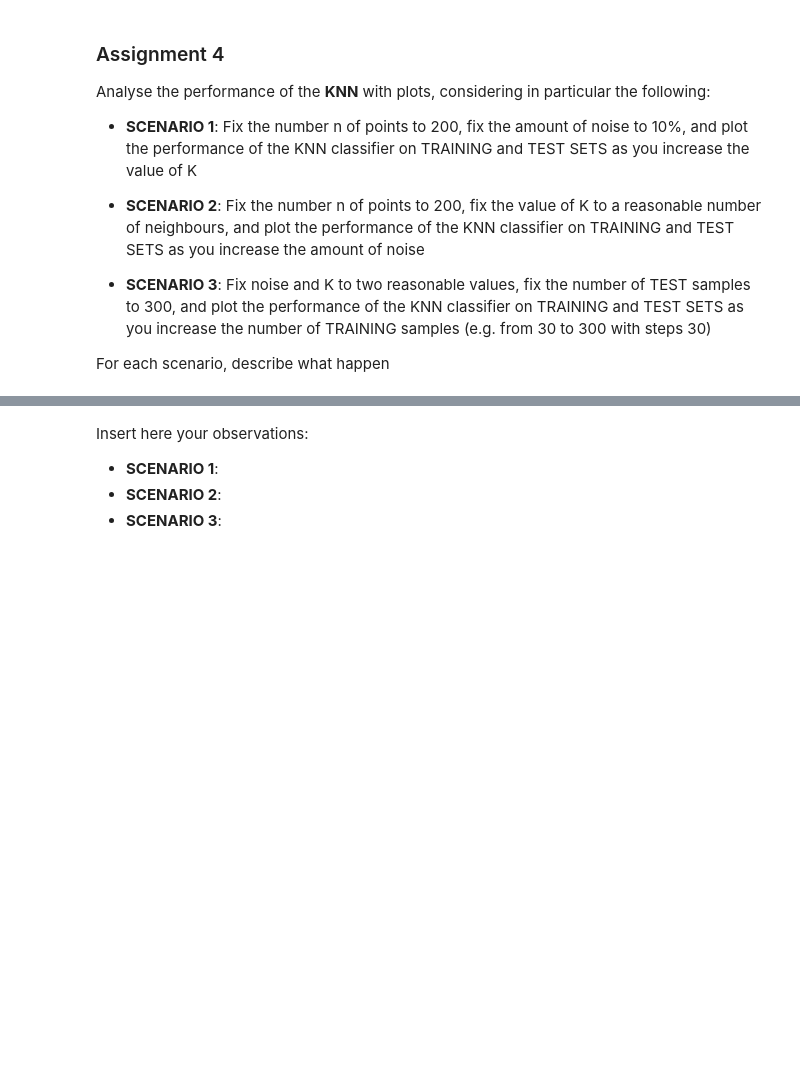
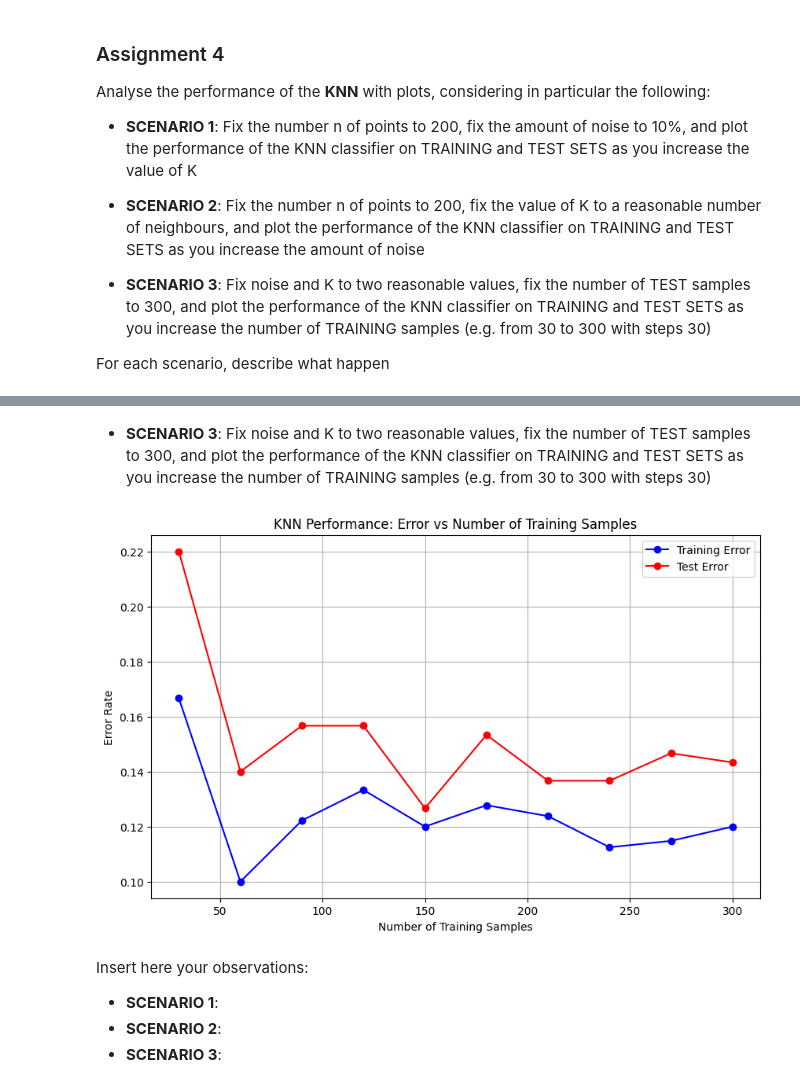
Before and after one commit to Clonecodesash/MachineLearning, a Jupyter notebook: Lab1_KNN.ipynb, the cells around one changed output, grey strips where cells are left out. Drawn from its saved outputs; the diff is of its cells as text; code cells hidden in the pictures; blank space fills up the shorter version.

```diff
--- a/Lab1_KNN.ipynb
+++ b/Lab1_KNN.ipynb
@@ -263,5 +397,58 @@ For each scenario, describe what happen
+# %% [markdown]
+- **SCENARIO 3**: Fix noise and K to two reasonable values, fix the number of TEST samples to 300, and plot the performance of the KNN classifier on TRAINING and TEST SETS as you increase the number of TRAINING samples (e.g. from 30 to 300 with steps 30)
 # %%
-# ... your code for SCENARIO 3 goes here...
+# ... your code for SCENARIO 3 goes here..
+
+
+D = 2
+m = 0.9
+q = 0.0
+low_D = -10
+high_D = 10
+
+# Set parameters
+n_test = 300  # Fixed number of test samples
+k = 5         # Fixed number of neighbors for KNN
+noise_level = 10  # Noise level (e.g., 10%)
+
+train_sizes = range(30, 301, 30)  # Vary the number of training samples (30 to 300, step 30)
+
+# Initialize lists to store errors for both training and test sets
+train_errors = []
+test_errors = []
+
+# For each number of training samples
+for n_train in train_sizes:
+    # Generate training set with noise
+    Xtr, Ytr = linearBinaryClass(n_train, low_D, high_D, m, q)
+    Ytr = flipLabels(Ytr, noise_level)  # Add noise to labels
+
+    # Generate test set with noise
+    Xte, Yte = linearBinaryClass(n_test, low_D, high_D, m, q)
+    Yte = flipLabels(Yte, noise_level)  # Add noise to labels
+
+    # Compute predictions on the training set
+    Ypred_tr = kNNClassify(Xtr, Ytr, k, Xtr)
+    err_tr = calcError(Ypred_tr, Ytr)  # Error on the training set
+    train_errors.append(err_tr)
+
+    # Compute predictions on the test set
+    Ypred_te = kNNClassify(Xtr, Ytr, k, Xte)
+    err_te = calcError(Ypred_te, Yte)  # Error on the test set
+    test_errors.append(err_te)
+
+# Plot the errors for both training and test sets as the number of training samples increases
+plt.figure(figsize=(10, 6))
+plt.plot(train_sizes, train_errors, label="Training Error", marker='o', linestyle='-', color='blue')
+plt.plot(train_sizes, test_errors, label="Test Error", marker='o', linestyle='-', color='red')
+plt.xlabel('Number of Training Samples')
+plt.ylabel('Error Rate')
+plt.title('KNN Performance: Error vs Number of Training Samples')
+plt.legend()
+plt.grid(True)
+plt.show()
+# %% [output]
+[figure, added]
 # %% [markdown]
 Insert here your observations:
 - **SCENARIO 1**:
```
Also changed, not shown: parts of 11 cells of this notebook, 9 other files.
